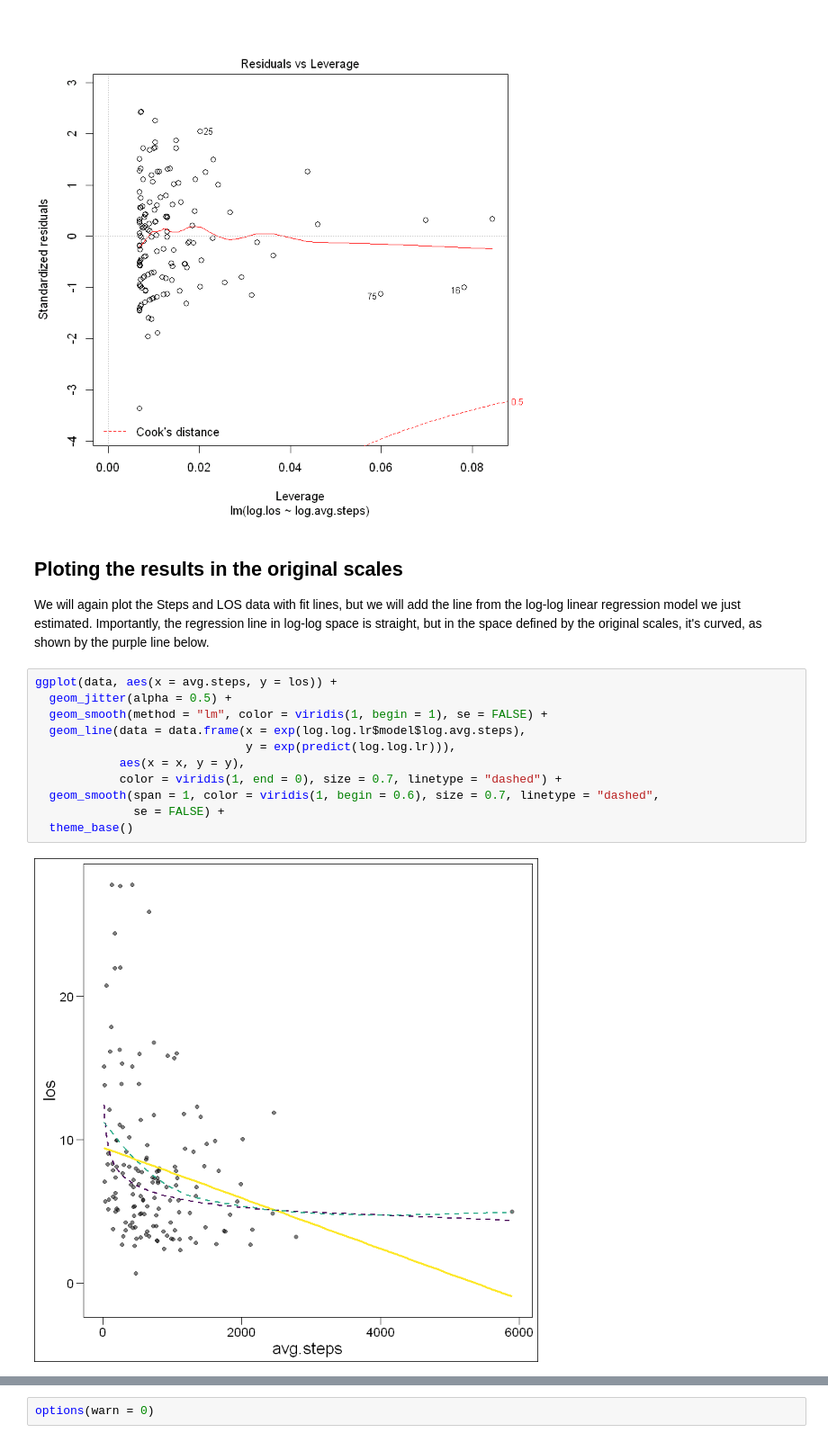
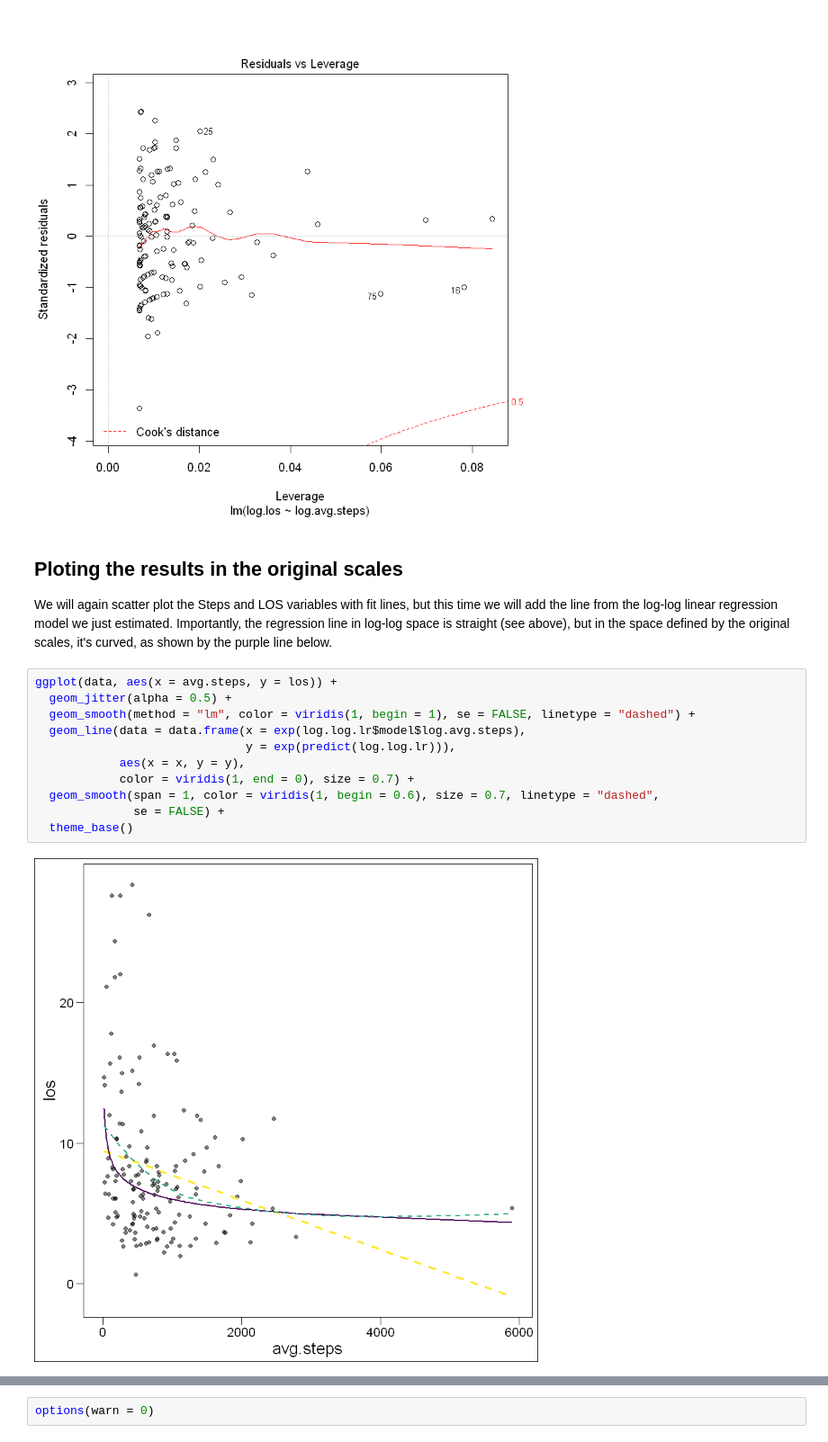
Before and after one commit to dantalus/log.log.regression, a Jupyter notebook: Log-log regression.ipynb, the cells around one changed output, grey strips where cells are left out. Shown at 90% size. Cells and saved outputs as stored; diff of their text form.

```diff
--- a/Log-log regression.ipynb
+++ b/Log-log regression.ipynb
@@ -155,17 +177,17 @@ plot(log.log.lr)
 # %% [markdown]
 ## Ploting the results in the original scales ##
 
-We will again plot the Steps and LOS data with fit lines, but we will add the line from the log-log linear regression model we just estimated. Importantly, the regression line in log-log space is straight, but in the space defined by the original scales, it's curved, as shown by the purple line below.
+We will again scatter plot the Steps and LOS variables with fit lines, but this time we will add the line from the log-log linear regression model we just estimated. Importantly, the regression line in log-log space is straight (see above), but in the space defined by the original scales, it's curved, as shown by the purple line below.
 # %%
 ggplot(data, aes(x = avg.steps, y = los)) +
   geom_jitter(alpha = 0.5) +
-  geom_smooth(method = "lm", color = viridis(1, begin = 1), se = FALSE) +
+  geom_smooth(method = "lm", color = viridis(1, begin = 1), se = FALSE, linetype = "dashed") +
   geom_line(data = data.frame(x = exp(log.log.lr$model$log.avg.steps),
                               y = exp(predict(log.log.lr))),
             aes(x = x, y = y),
-            color = viridis(1, end = 0), size = 0.7, linetype = "dashed") +
+            color = viridis(1, end = 0), size = 0.7) +
   geom_smooth(span = 1, color = viridis(1, begin = 0.6), size = 0.7, linetype = "dashed",
               se = FALSE) +
   theme_base()
 # %% [output]
-[figure, old version]
+[figure, new version]
```
Also changed, not shown: parts of 19 cells of this notebook.
